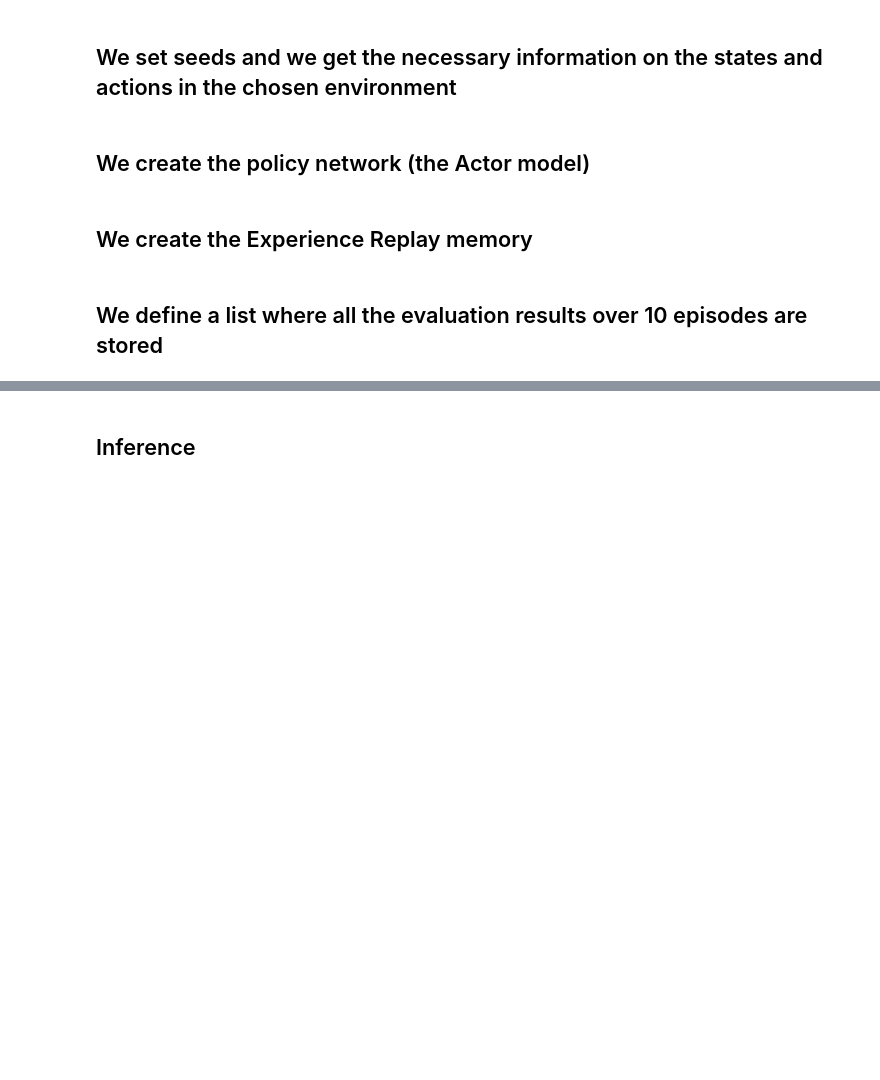
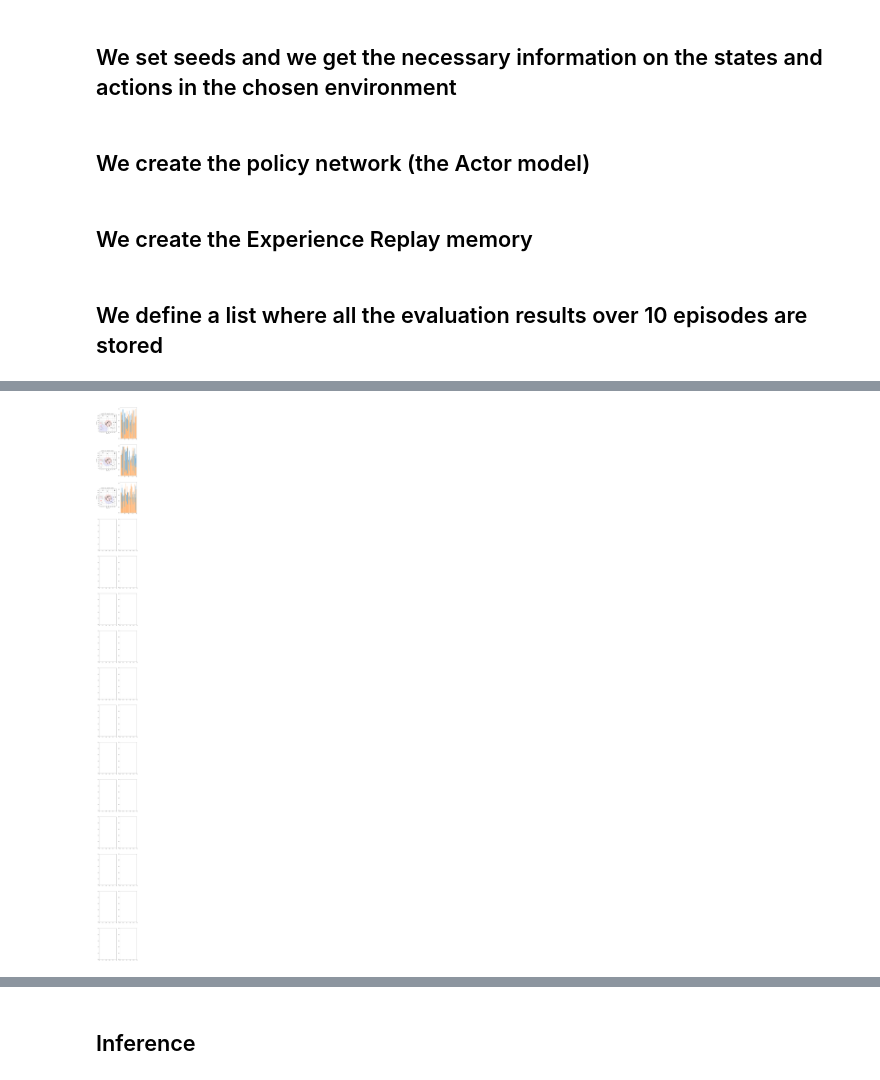
Before and after one commit to Abhi12122000/UAV_assisted_MLI_Placement, a Jupyter notebook: TD3_UAV_Single_Agent.ipynb, the cells around one changed output, grey strips where cells are left out. Cells and saved outputs as stored; diff of their text form; code cells hidden in the pictures; blank space fills up the shorter version.

```diff
--- a/TD3_UAV_Single_Agent.ipynb
+++ b/TD3_UAV_Single_Agent.ipynb
@@ -272,6 +283,8 @@ def evaluate_policy(policy, eval_episodes=10):
 def run_random_episode(policy):
     '''
     Helper function to visualize training
+    This function runs an entire episode using the policy output by the actor network, \
+    and plots the UAV position graph at 10 equally spaced timesteps.
     '''
     obs = env.reset()
     gap_ = max_episode_steps / 10
@@ -844,6 +1001,6 @@ replay_buffer = ReplayBuffer()
 # %% [markdown]
 ## We define a list where all the evaluation results over 10 episodes are stored
 # %%
-evaluations = [evaluate_policy(policy)]
+evaluations_pre_post = evaluations = [evaluate_policy(policy)]
 # %% [output]
 ---------------------------------------
@@ -851,0 +1033,8 @@ Average Reward over the Evaluation Step: -132.927500
+# %%
+total_timesteps = 0
+timesteps_since_eval = 0
+episode_num = 0
+done = True
+t0 = time.time()
+best_reward = -10000000
+best_reward_episode_UAV_position_list = []
@@ -851,0 +1043,86 @@ Average Reward over the Evaluation Step: -132.927500
+# %%
+fig, axes = plt.subplots(15, 2, figsize=(10, 150))
+indx = 0
+this_episode_UAV_positions_list = []
+boolean_last_episode_had_best_reward = False
+# We start the main loop over `max_timesteps` timesteps
+while total_timesteps < max_timesteps:
+
+  # If the episode is done
+  if done:
+    if boolean_last_episode_had_best_reward:
+        best_reward_episode_UAV_position_list = this_episode_UAV_positions_list
+
+    boolean_last_episode_had_best_reward = False
+    this_episode_UAV_positions_list = []
+    # If we are not at the very beginning, we start the training process of the model
+    if total_timesteps != 0:
+      # commenting for TESTING
+      print("Total Timesteps: {} Episode Num: {} Reward: {}".format(total_timesteps, episode_num, episode_reward))
+      # commenting for TESTING ends
+      policy.train(replay_buffer, episode_timesteps, batch_size, discount, tau, policy_noise, noise_clip, policy_freq)
+
+    # We evaluate the episode and we save the policy
+    if timesteps_since_eval >= eval_freq:
+      # print("!!!!!!!!!!!!!!!!!!!!!!!!!!!!!!")
+      # print("total timesteps now: ", total_timesteps)
+      # print("timesteps since last evaluation: ", timesteps_since_eval)
+      # print("!!!!!!!!!!!!!!!!!!!!!!!!!!!!!!")
+      # timesteps_since_eval %= eval_freq
+      evaluations.append(evaluate_policy(policy))
+
+      print("Best Reward till now: %f" % (best_reward))
+
+      policy.save(file_name, directory="./pytorch_models")
+      np.save("./results/%s" % (file_name), evaluations)
+
+    # When the training step is done, we reset the state of the environment
+    obs = env.reset()
+
+    # Set the Done to False
+    done = False
+
+    # Set rewards and episode timesteps to zero
+    episode_reward = 0
+    episode_timesteps = 0
+    episode_num += 1
+
+  # Before 10000 timesteps, we play random actions
+  if total_timesteps < start_timesteps:
+    action = env.action_space.sample()
+  else: # After 10000 timesteps, we switch to the model
+    action = policy.select_action(np.array(obs))
+    # If the explore_noise parameter is not 0, we add noise to the action and we clip it
+    if expl_noise != 0:
+      action = (action + np.random.normal(0, expl_noise, size=env.action_space.shape[0])).clip(env.action_space.low, env.action_space.high)
+
+  # The agent performs the action in the environment, then reaches the next state and receives the reward
+  new_obs, reward, done, _ = env.step(action)
+  this_episode_UAV_positions_list.append(new_obs)
+  if best_reward < reward:
+      boolean_last_episode_had_best_reward = True
+      best_reward = max(best_reward, reward)
+      env.render(fig = fig, ax = axes, i = indx, reward = str(best_reward) + ', episode number: ' + str(episode_num))
+      indx += 1
+
+  # We check if the episode is done
+  done_bool = 0 if episode_timesteps + 1 == max_episode_steps else float(done)
+
+  # We increase the total reward
+  episode_reward += reward
+
+  # We store the new transition into the Experience Replay memory (ReplayBuffer)
+  replay_buffer.add((obs, new_obs, action, reward, done_bool))
+
+  # We update the state, the episode timestep, the total timesteps, and the timesteps since the evaluation of the policy
+  obs = new_obs
+  episode_timesteps += 1
+  total_timesteps += 1
+  timesteps_since_eval += 1
+
+# We add the last policy evaluation to our list of evaluations and we save our model
+evaluations.append(evaluate_policy(policy))
+print("Best Reward till now: %f" % (best_reward))
+if save_models: policy.save("%s" % (file_name), directory="./pytorch_models")
+np.save("./results/%s" % (file_name), evaluations)
+# %% [output]
@@ -851,0 +1147 @@ Average Reward over the Evaluation Step: -132.927500
+[figure, added]
```
Also changed, not shown: parts of 30 cells of this notebook.
